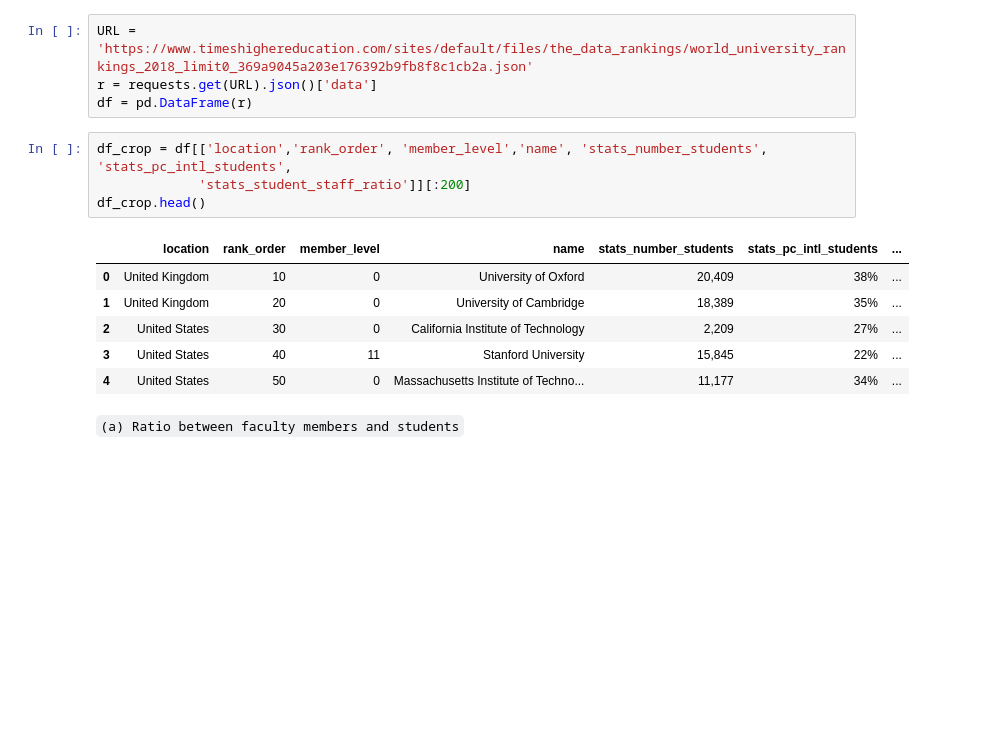
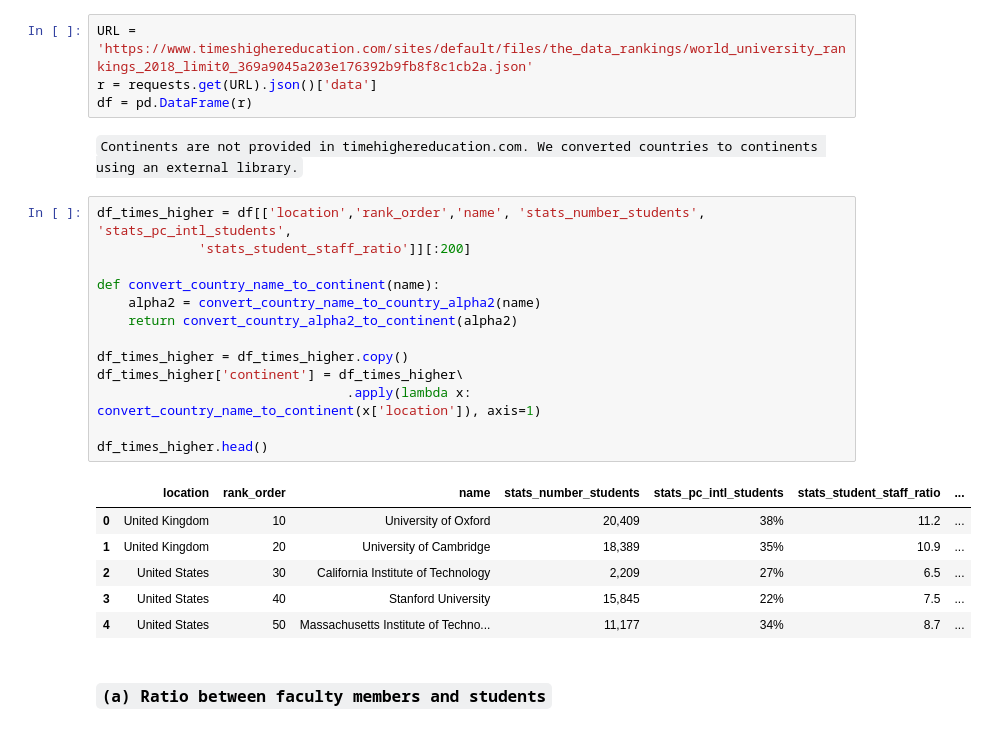
Before and after one commit to oabouzaid/Applied-Data-Analysis, a Jupyter notebook: homework2/task1and2.ipynb, the cells around one changed output. Cells and saved outputs as stored; diff of their text form; blank space fills up the shorter version.

```diff
--- a/homework2/task1and2.ipynb
+++ b/homework2/task1and2.ipynb
@@ -10,16 +166,28 @@ import matplotlib.pyplot as plt
 URL = 'https://www.timeshighereducation.com/sites/default/files/the_data_rankings/world_university_rankings_2018_limit0_369a9045a203e176392b9fb8f8c1cb2a.json'
 r = requests.get(URL).json()['data']
 df = pd.DataFrame(r)
-# %%
-df_crop = df[['location','rank_order', 'member_level','name', 'stats_number_students', 'stats_pc_intl_students',
-             'stats_student_staff_ratio']][:200]
-df_crop.head()
-# %% [output]
-|  | location | rank_order | member_level | name | stats_number_students | stats_pc_intl_students | ... |
-| 0 | United Kingdom | 10 | 0 | University of Oxford | 20,409 | 38% | ... |
-| 1 | United Kingdom | 20 | 0 | University of Cambridge | 18,389 | 35% | ... |
-| 2 | United States | 30 | 0 | California Institute of Technology | 2,209 | 27% | ... |
-| 3 | United States | 40 | 11 | Stanford University | 15,845 | 22% | ... |
-| 4 | United States | 50 | 0 | Massachusetts Institute of Techno... | 11,177 | 34% | ... |
+# %% [markdown]
+`Continents are not provided in timehighereducation.com.
+We converted countries to continents using an external library.`
+# %%
+df_times_higher = df[['location','rank_order','name', 'stats_number_students', 'stats_pc_intl_students',
+             'stats_student_staff_ratio']][:200]
+
+def convert_country_name_to_continent(name):
+    alpha2 = convert_country_name_to_country_alpha2(name)
+    return convert_country_alpha2_to_continent(alpha2)
+
+df_times_higher = df_times_higher.copy()
+df_times_higher['continent'] = df_times_higher\
+                                .apply(lambda x: convert_country_name_to_continent(x['location']), axis=1)
+
+df_times_higher.head()
+# %% [output]
+|  | location | rank_order | name | stats_number_students | stats_pc_intl_students | stats_student_staff_ratio | ... |
+| 0 | United Kingdom | 10 | University of Oxford | 20,409 | 38% | 11.2 | ... |
+| 1 | United Kingdom | 20 | University of Cambridge | 18,389 | 35% | 10.9 | ... |
+| 2 | United States | 30 | California Institute of Technology | 2,209 | 27% | 6.5 | ... |
+| 3 | United States | 40 | Stanford University | 15,845 | 22% | 7.5 | ... |
+| 4 | United States | 50 | Massachusetts Institute of Techno... | 11,177 | 34% | 8.7 | ... |
 # %% [markdown]
-`(a) Ratio between faculty members and students`
+### `(a) Ratio between faculty members and students`
```
Also changed, not shown: parts of 35 cells of this notebook.
